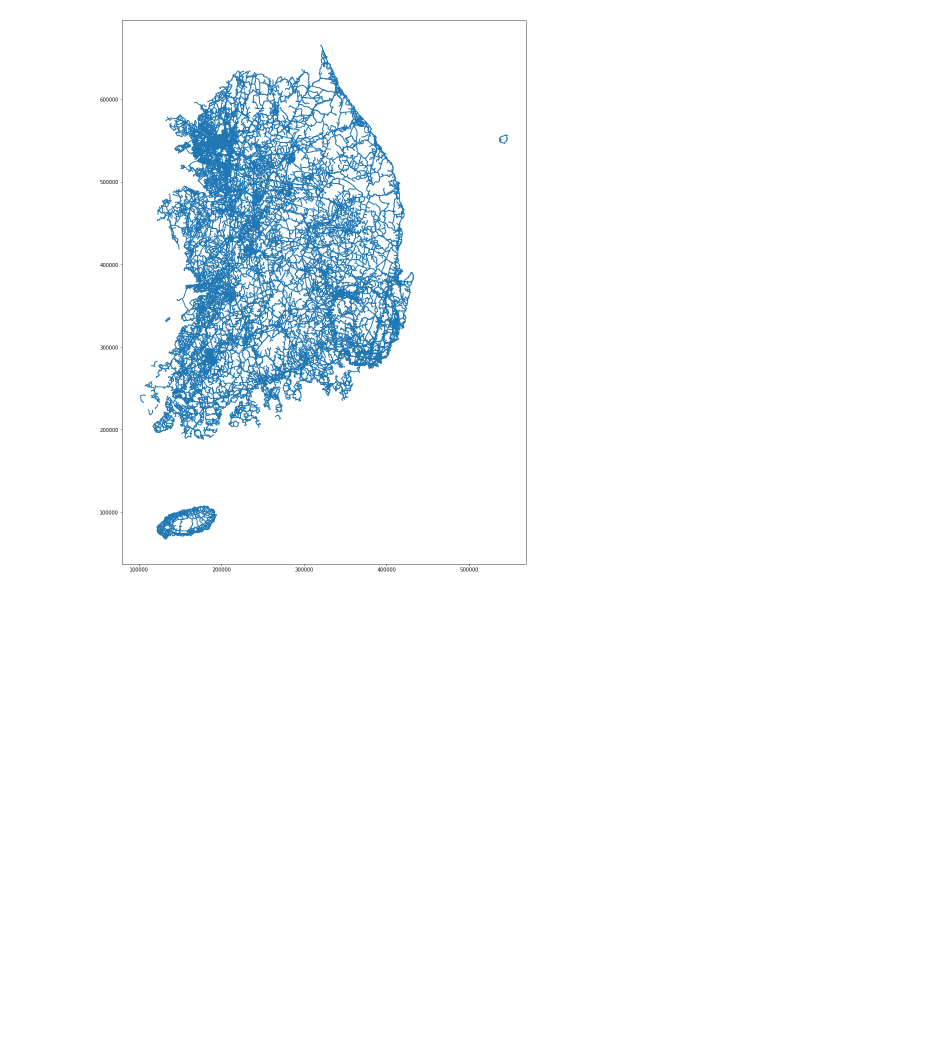
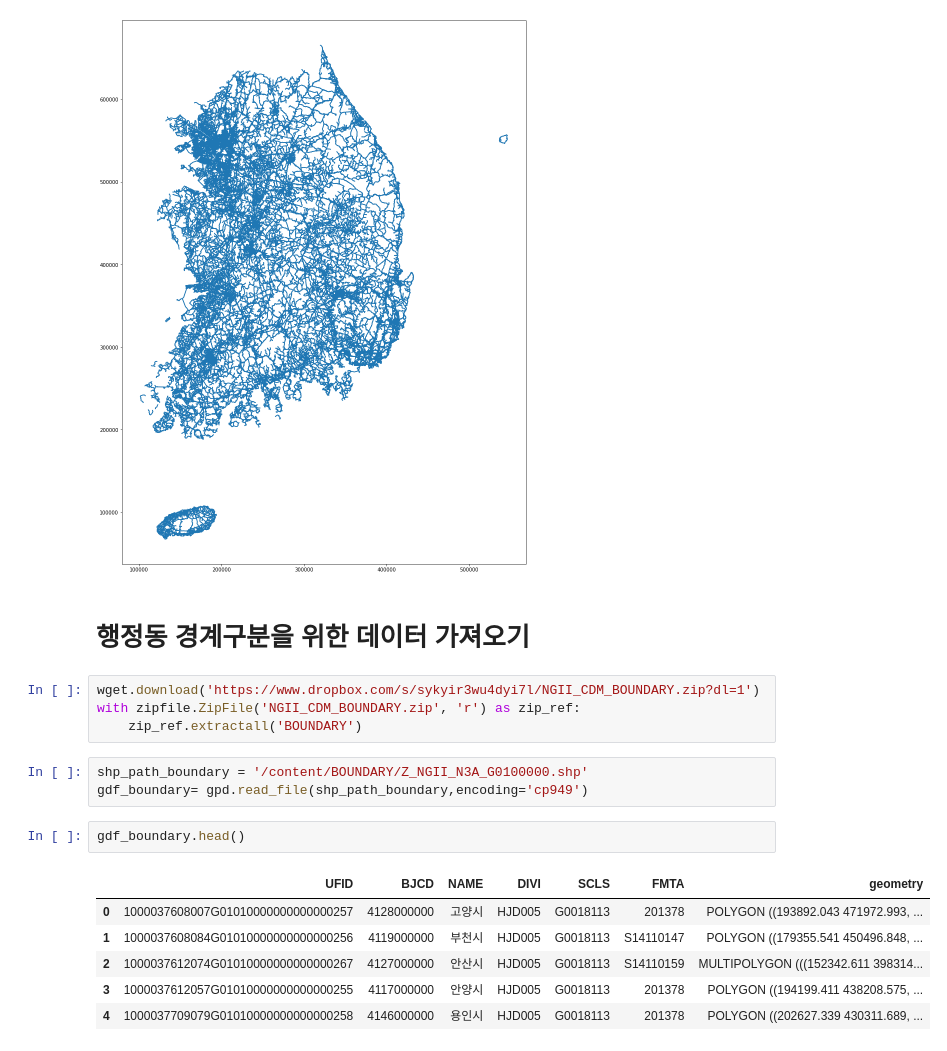
Before and after one commit to Namsik-Yoon/2020_MaaSer_example_code, a Jupyter notebook: 국가표준노드링크 시각화.ipynb, the cells around one changed output. Drawn from its saved outputs; the diff is of its cells as text; blank space fills up the shorter version.

```diff
--- a/국가표준노드링크 시각화.ipynb
+++ b/국가표준노드링크 시각화.ipynb
@@ -162,3 +162,21 @@ plt.show()
 # %% [output]
 <Figure size 1440x1440 with 0 Axes>
 [figure]
+# %% [markdown]
+# 행정동 경계구분을 위한 데이터 가져오기
+# %%
+wget.download('https://www.dropbox.com/s/sykyir3wu4dyi7l/NGII_CDM_BOUNDARY.zip?dl=1')
+with zipfile.ZipFile('NGII_CDM_BOUNDARY.zip', 'r') as zip_ref:
+    zip_ref.extractall('BOUNDARY')
+# %%
+shp_path_boundary = '/content/BOUNDARY/Z_NGII_N3A_G0100000.shp'
+gdf_boundary= gpd.read_file(shp_path_boundary,encoding='cp949')
+# %%
+gdf_boundary.head()
+# %% [output]
+|  | UFID | BJCD | NAME | DIVI | SCLS | FMTA | geometry |
+| 0 | 1000037608007G01010000000000000257 | 4128000000 | 고양시 | HJD005 | G0018113 | 201378 | POLYGON ((193892.043 471972.993, ... |
+| 1 | 1000037608084G01010000000000000256 | 4119000000 | 부천시 | HJD005 | G0018113 | S14110147 | POLYGON ((179355.541 450496.848, ... |
+| 2 | 1000037612074G01010000000000000267 | 4127000000 | 안산시 | HJD005 | G0018113 | S14110159 | MULTIPOLYGON (((152342.611 398314... |
+| 3 | 1000037612057G01010000000000000255 | 4117000000 | 안양시 | HJD005 | G0018113 | 201378 | POLYGON ((194199.411 438208.575, ... |
+| 4 | 1000037709079G01010000000000000258 | 4146000000 | 용인시 | HJD005 | G0018113 | 201378 | POLYGON ((202627.339 430311.689, ... |
```
Also changed, not shown: parts of 2 cells of this notebook.
